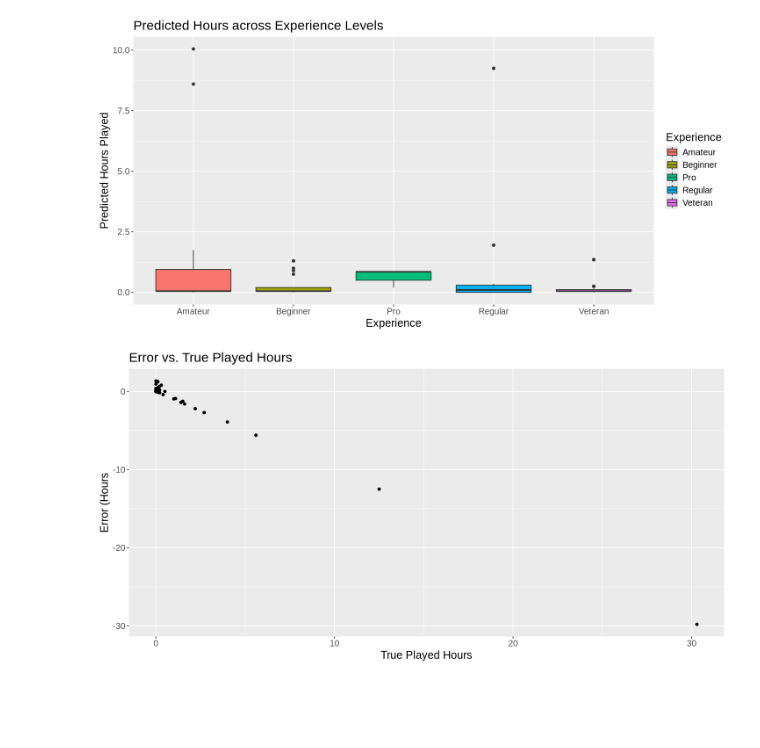
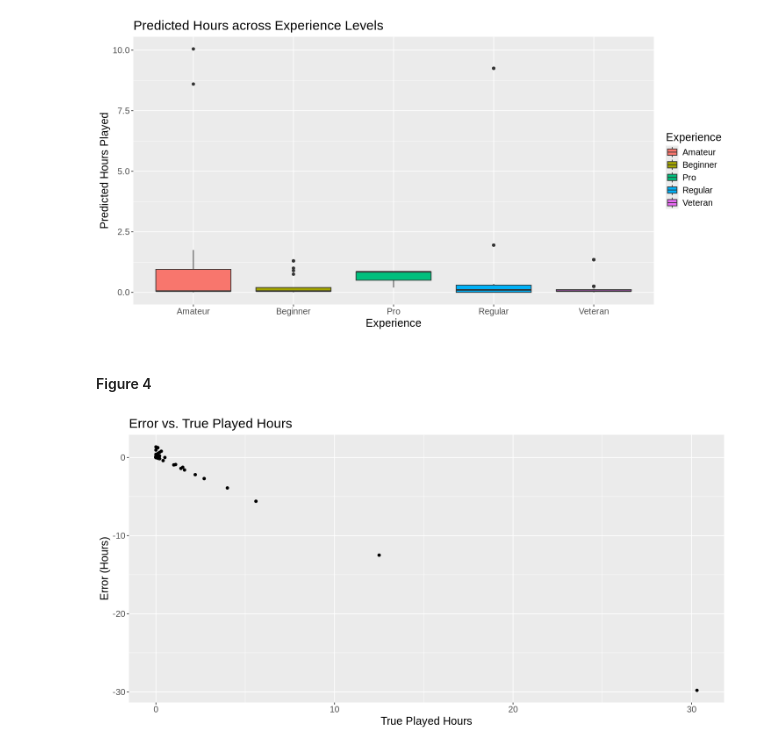
Before and after one commit to userjan30/dsci-100-2024w1-project009-4, a Jupyter notebook: project notebook.ipynb, the cells around one changed output. Drawn from its saved outputs; the diff is of its cells as text; code cells hidden in the pictures; blank space fills up the shorter version.

Commit message:
Added comments and figureheads

```diff
--- a/project notebook.ipynb
+++ b/project notebook.ipynb
@@ -265,18 +237,23 @@ theme(text = element_text(size = 15))
 player_boxplot
 # %% [output]
 [figure]
-# %%
-player_Tpreds <- player_best_fit |>
-    predict(player_testing) |>
-    bind_cols(player_testing) |>
-    mutate(error = .pred - played_hours)
-
-error_plot <- player_Tpreds |>
-    ggplot() +
-    geom_point(aes(x = played_hours, y = error)) +
-    xlab("True Played Hours") +
-    ylab("Error (Hours") +
-    ggtitle("Error vs. True Played Hours") +
-    theme(text = element_text(size = 15))
-# %% [output]
-[figure, removed]
+# %% [markdown]
+#### Figure 4
+# %%
+#Graph showing the error between the true value and the predicted value.
+
+player_Tpreds <- player_best_fit |>
+    predict(player_testing) |>
+    bind_cols(player_testing) |>
+    mutate(error = .pred - played_hours)
+
+error_plot <- player_Tpreds |>
+    ggplot() +
+    geom_point(aes(x = played_hours, y = error)) +
+    xlab("True Played Hours") +
+    ylab("Error (Hours)") +
+    ggtitle("Error vs. True Played Hours") +
+    theme(text = element_text(size = 15))
+error_plot
+# %% [output]
+[figure, added]
```
Also changed, not shown: parts of 11 cells of this notebook.
